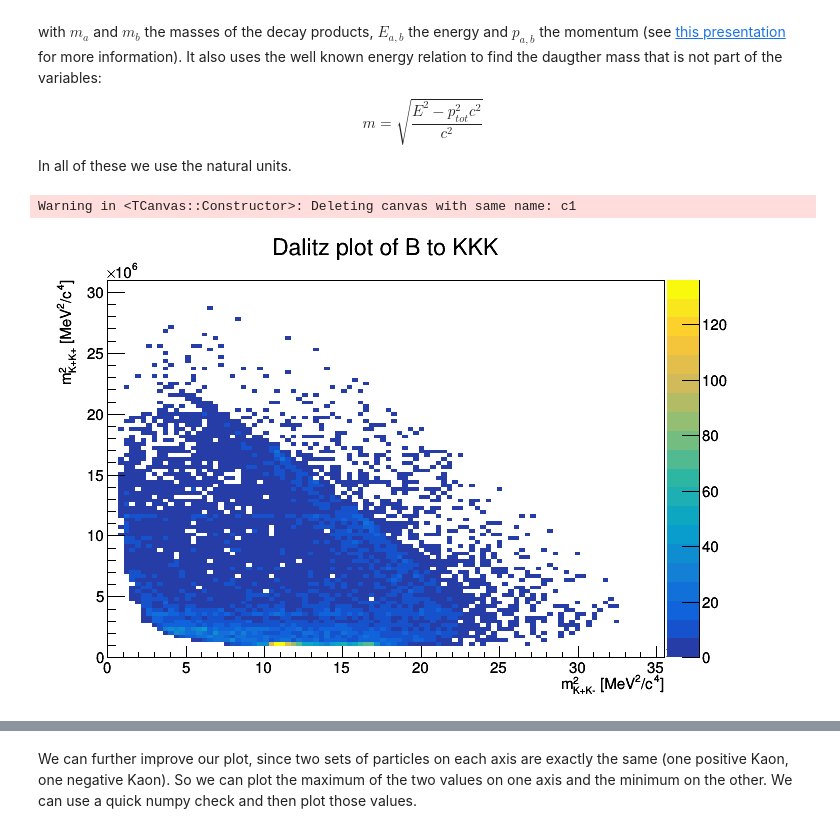
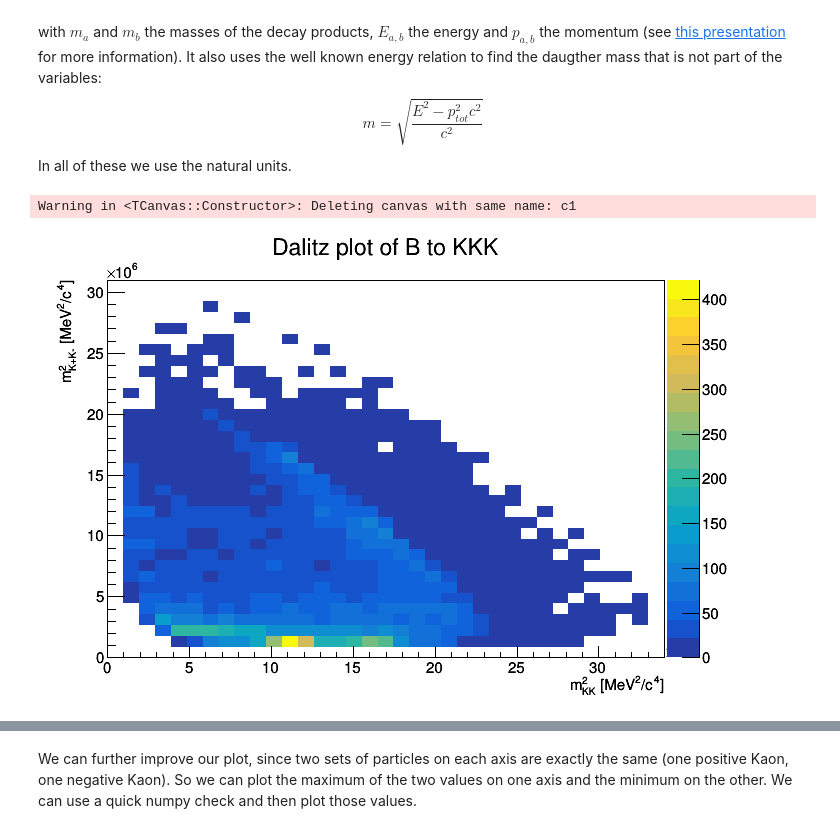
Before and after one commit to Jonastjep/Big_Data_Physics_PRA3024, a Jupyter notebook: Week2_LHCb/LHCb_2021.ipynb, the cells around one changed output, grey strips where cells are left out. Drawn from its saved outputs; the diff is of its cells as text; code cells hidden in the pictures.

```diff
--- a/Week2_LHCb/LHCb_2021.ipynb
+++ b/Week2_LHCb/LHCb_2021.ipynb
@@ -997,19 +1240,20 @@ In all of these we use the natural units.
 # %%
 #Then, ensuring you're still taking the data after the selection, make a Dalitz plot. This is a 2-D scatter plot (use e.g. TH2F to make the plot where we used TH1F before)
 #Choose an appropriate binning in your scatter
-m_KpKp = inv_m("H1", "H2")
-m_KpKm = inv_m("H2", "H3")
+m_KpKm = inv_m("H1", "H2")
+m_KK = inv_m("H2", "H3")
 
 c1 = ROOT.TCanvas("c1","c1")
 
-CutTree.Draw("{0}:{1}>>dalitz(100,300e3,2*14000e3,100,1800e3,5800e3)".format(m_KpKp,m_KpKm))
+CutTree.Draw("{0}:{1}>>dalitz(35,300e3,2*14000e3,35,1800e3,5800e3)".format(m_KpKm,m_KK))
+
 dalitzHist = ROOT.gDirectory.Get("dalitz")
 dalitzHist.SetTitle("Dalitz plot of B to KKK")
-dalitzHist.GetYaxis().SetTitle("m^{2}_{K+K+} [MeV^{2}/c^{4}]")
-dalitzHist.GetXaxis().SetTitle("m^{2}_{K+K-} [MeV^{2}/c^{4}]")
+dalitzHist.GetYaxis().SetTitle("m^{2}_{K+K-} [MeV^{2}/c^{4}]")
+dalitzHist.GetXaxis().SetTitle("m^{2}_{KK} [MeV^{2}/c^{4}]")
 
 dalitzHist.Draw("colz")
 c1.Draw()
 # %% [output]
 Warning in <TCanvas::Constructor>: Deleting canvas with same name: c1
-[figure, old version]
+[figure, new version]
```
Also changed, not shown: parts of 25 cells of this notebook.
